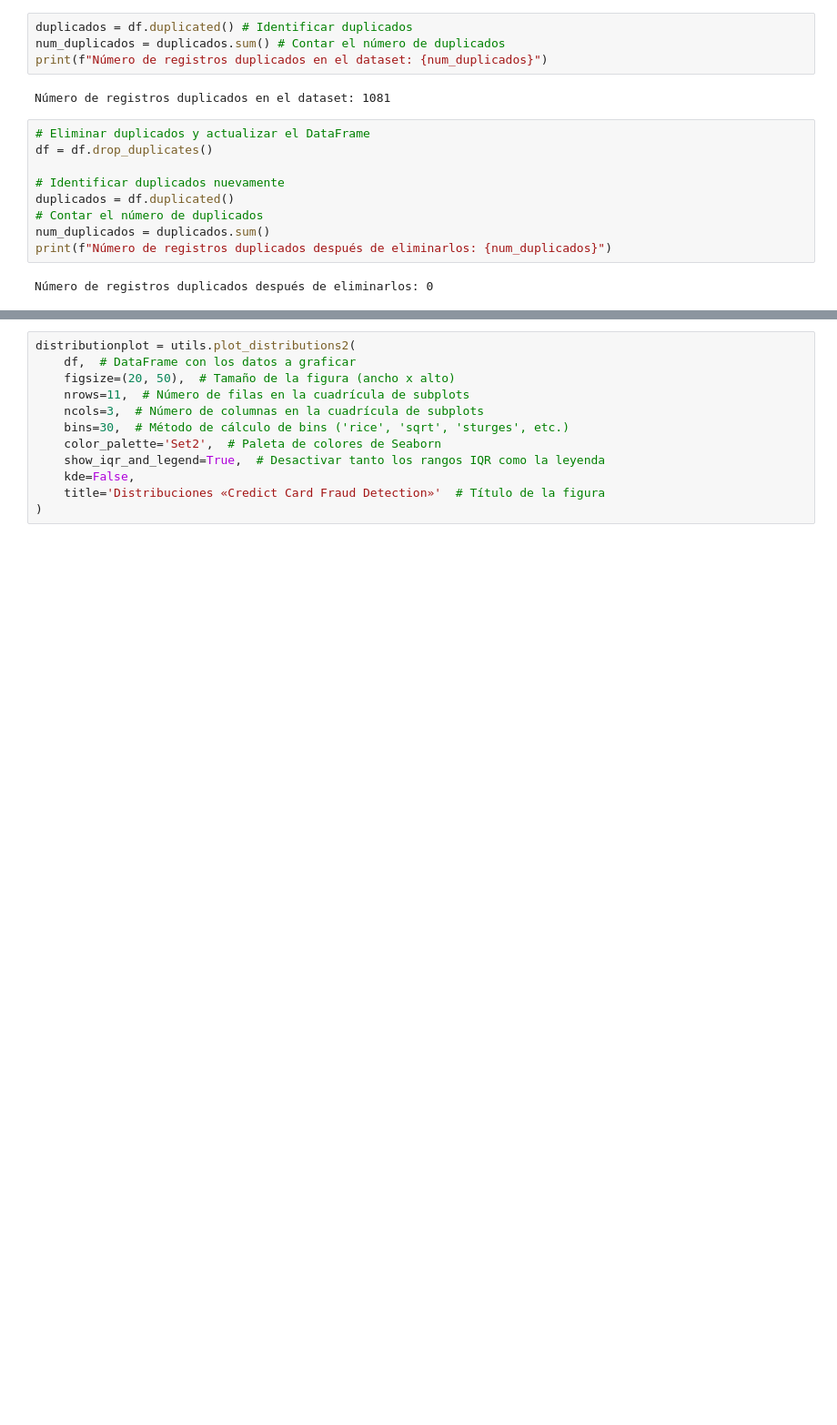
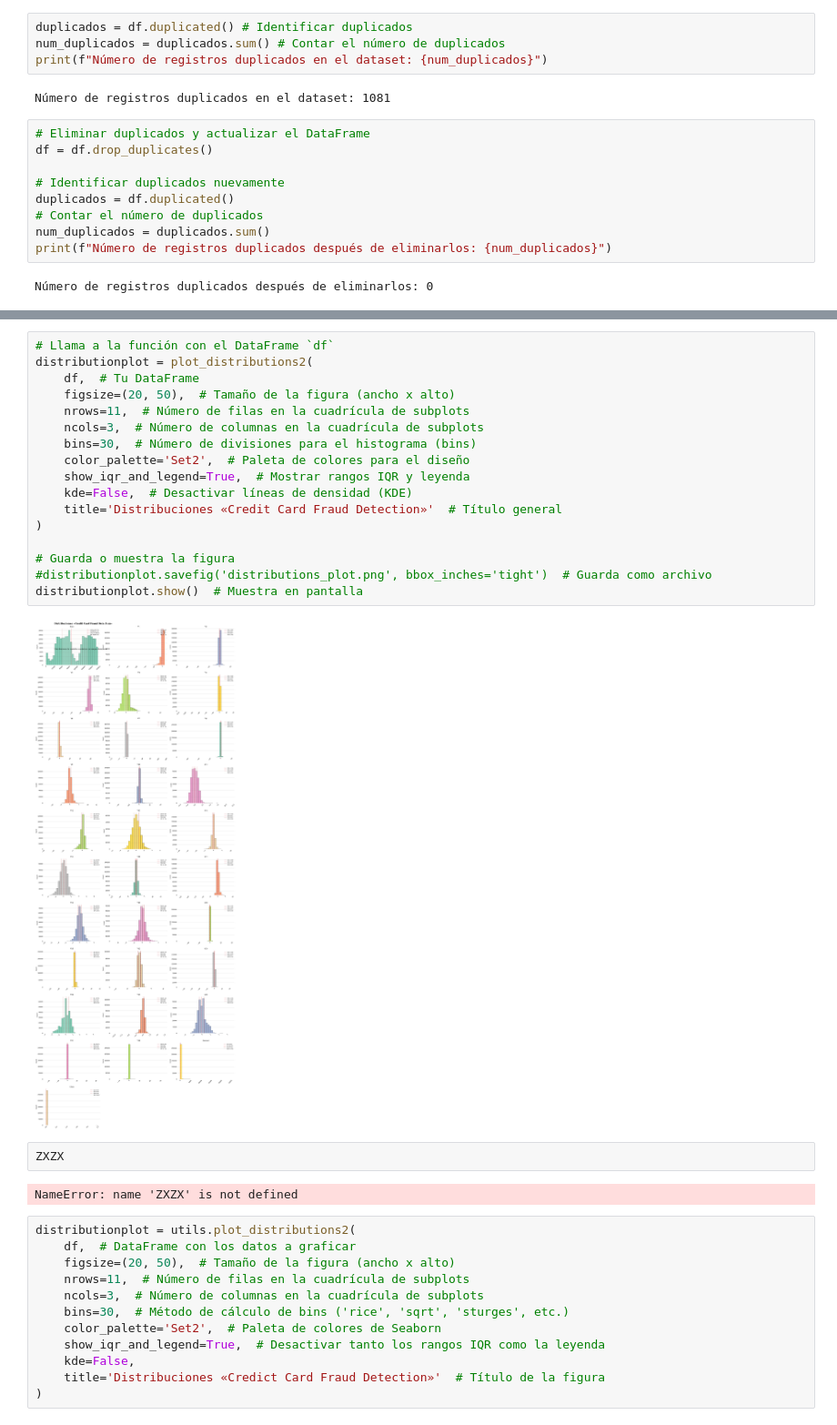
Before and after one commit to gillopy/Coding_Dojo_DS_ML, a Jupyter notebook: 3 - Advance_Machine_Learning/2 - Aprendizaje profundo/3 - Reducción de Dimensionalidad y Benchmarking de Modelos (Core)/Reducción de Dimensionalidad y Benchmarking de Modelos (Core).ipynb, the cells around one changed output, grey strips where cells are left out. Shown at 91% size. Drawn from its saved outputs; the diff is of its cells as text; blank space fills up the shorter version.

```diff
--- a/3 - Advance_Machine_Learning/2 - Aprendizaje profundo/3 - Reducción de Dimensionalidad y Benchmarking de Modelos (Core)/Reducción de Dimensionalidad y Benchmarking de Modelos (Core).ipynb
+++ b/3 - Advance_Machine_Learning/2 - Aprendizaje profundo/3 - Reducción de Dimensionalidad y Benchmarking de Modelos (Core)/Reducción de Dimensionalidad y Benchmarking de Modelos (Core).ipynb
@@ -146,3 +254,26 @@ Número de registros duplicados después de eliminarlos: 0
+# %%
+# Llama a la función con el DataFrame `df`
+distributionplot = plot_distributions2(
+    df,  # Tu DataFrame
+    figsize=(20, 50),  # Tamaño de la figura (ancho x alto)
+    nrows=11,  # Número de filas en la cuadrícula de subplots
+    ncols=3,  # Número de columnas en la cuadrícula de subplots
+    bins=30,  # Número de divisiones para el histograma (bins)
+    color_palette='Set2',  # Paleta de colores para el diseño
+    show_iqr_and_legend=True,  # Mostrar rangos IQR y leyenda
+    kde=False,  # Desactivar líneas de densidad (KDE)
+    title='Distribuciones «Credit Card Fraud Detection»'  # Título general
+)
+
+# Guarda o muestra la figura
+#distributionplot.savefig('distributions_plot.png', bbox_inches='tight')  # Guarda como archivo
+distributionplot.show()  # Muestra en pantalla
+# %% [output]
+[figure, added]
+# %%
+ZXZX
+# %% [output]
+NameError: name 'ZXZX' is not defined
 # %%
 distributionplot = utils.plot_distributions2(
     df,  # DataFrame con los datos a graficar
```
Also changed, not shown: parts of 2 cells of this notebook, 1 other file.
